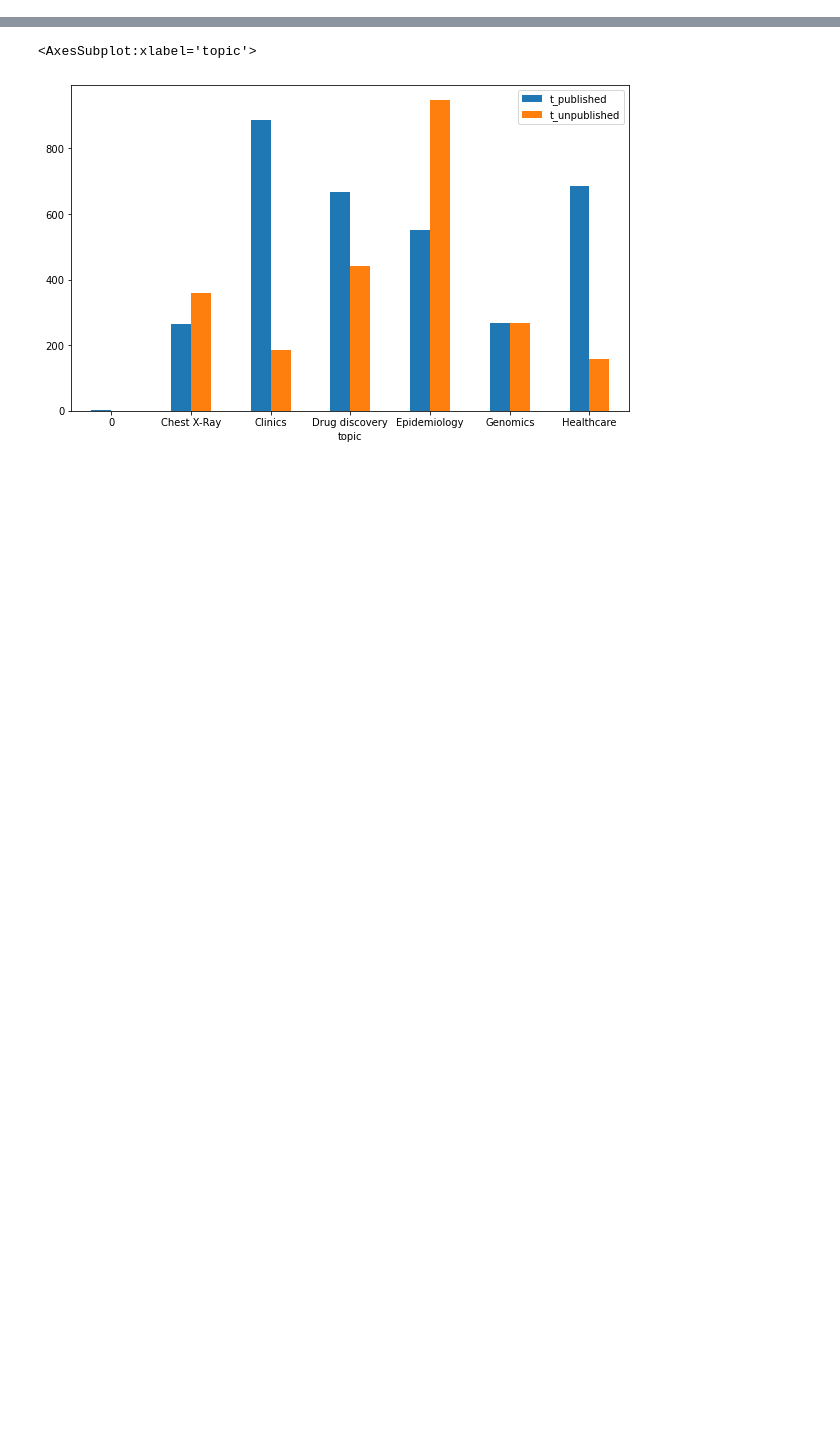
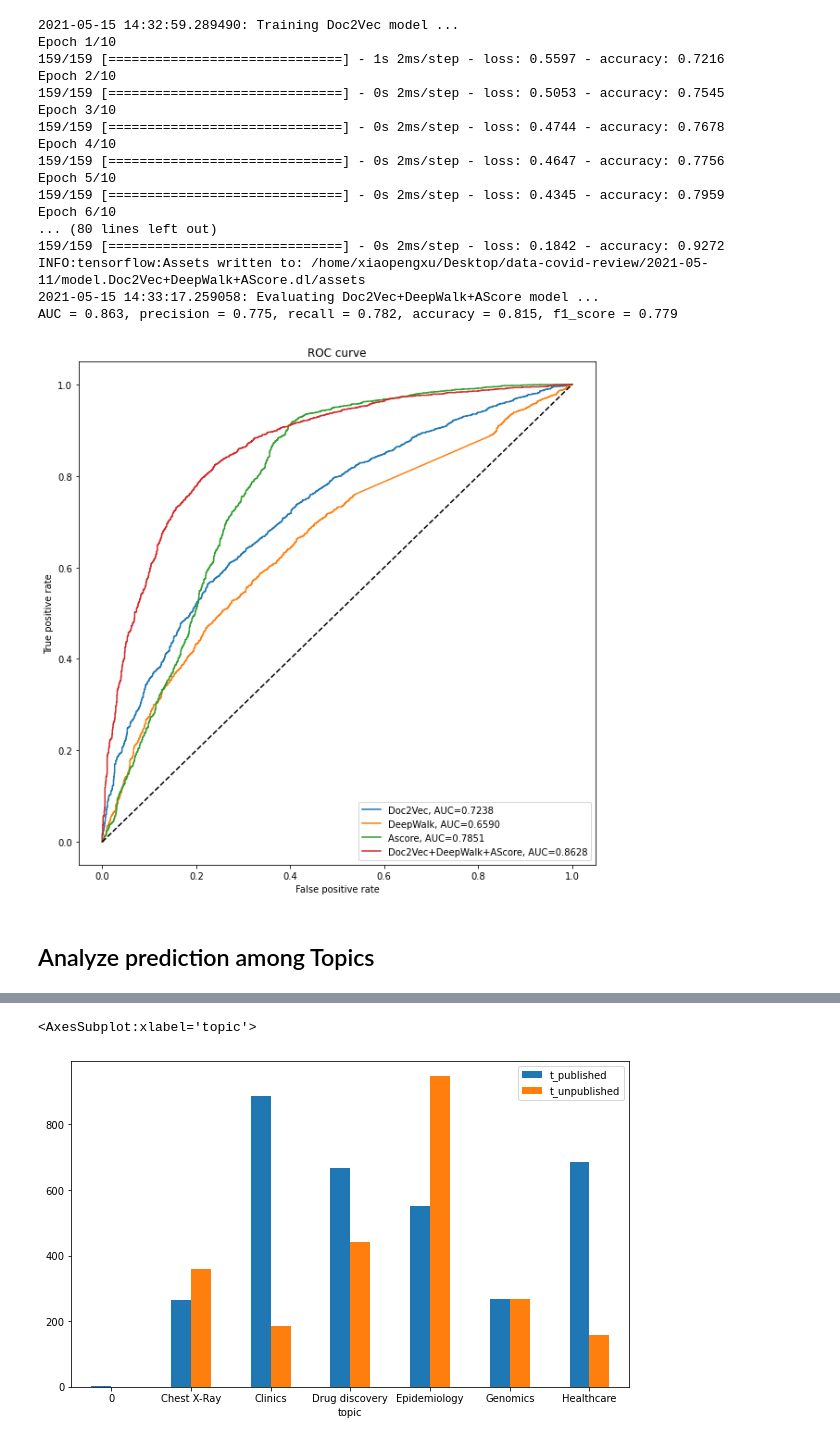
Before and after one commit to SFB-KAUST/covid-review, a Jupyter notebook: 4.Deep_Learning.ipynb, the cells around one changed output, grey strips where cells are left out. Cells and saved outputs as stored; diff of their text form; code cells hidden in the pictures; blank space fills up the shorter version.

```diff
--- a/4.Deep_Learning.ipynb
+++ b/4.Deep_Learning.ipynb
@@ -416,0 +43,3 @@ topic_sum[['p_published', 'p_unpublished']].plot.bar(rot=0)
+# %%
+y = X.is_published
+y_30d = X_30d.is_published
@@ -416,0 +111,62 @@ topic_sum[['p_published', 'p_unpublished']].plot.bar(rot=0)
+# %%
+def draw_ROC_figure(fprs, tprs, f_names, aucs, save_path):
+    plt.figure()
+    plt.rcParams['figure.figsize'] = [10, 10]
+
+    for i in range(len(f_names)):
+        plt.plot(fprs[i], tprs[i], label= f_names[i] +', AUC={:.4f}'.format(aucs[i]))
+
+    plt.plot([0, 1], [0, 1], 'k--')
+    plt.xlabel('False positive rate')
+    plt.ylabel('True positive rate')
+    plt.title('ROC curve')
+    plt.legend(loc='best')
+    fig1 = plt.gcf()
+    plt.draw()
+    fig1.savefig(save_path + "figs_dl_features_rocs.pdf")
+# %%
+def feature_comparison(X, y, save_path, epochs=10):
+
+    X_train, X_test, y_train, y_test = train_test_split(X, y, test_size=0.3, random_state=123)
+
+    em_size = 50
+    F_Doc2Vec = ['dv ' + str(i + 1) for i in range(em_size)]
+    F_DeepWalk = ['dw ' + str(i + 1) for i in range(em_size)]
+    F_ascore = ['auth.papers.score', 'auth.citations.score', 'art.citations.score', 'art.views.score', 'final.score']
+
+    f_names = ['Doc2Vec', 'DeepWalk', 'Ascore', 'Doc2Vec+DeepWalk+AScore']
+    f_combs = [F_Doc2Vec, F_DeepWalk, F_ascore,  F_Doc2Vec + F_DeepWalk + F_ascore]
+    layers = [[120, 80, 40, 20], [120, 70, 50], [100, 30, 50], [100, 30, 50]]
+
+    fprs, tprs, aucs = [], [], []
+
+    for i in range(len(f_names)):
+        fpr, tpr, auc = dl_modeling(f_names[i], save_path, X_train, X_test, y_train, y_test, f_combs[i], layers[i], epochs=epochs)
+        fprs.append(fpr)
+        tprs.append(tpr)
+        aucs.append(auc)
+
+    draw_ROC_figure(fprs, tprs, f_names, aucs, save_path)
+# %%
+feature_comparison(X, y, inoutpath, epochs=epochs)
+# %% [output]
+2021-05-15 14:32:59.289490: Training Doc2Vec model ...
+Epoch 1/10
+159/159 [==============================] - 1s 2ms/step - loss: 0.5597 - accuracy: 0.7216
+Epoch 2/10
+159/159 [==============================] - 0s 2ms/step - loss: 0.5053 - accuracy: 0.7545
+Epoch 3/10
+159/159 [==============================] - 0s 2ms/step - loss: 0.4744 - accuracy: 0.7678
+Epoch 4/10
+159/159 [==============================] - 0s 2ms/step - loss: 0.4647 - accuracy: 0.7756
+Epoch 5/10
+159/159 [==============================] - 0s 2ms/step - loss: 0.4345 - accuracy: 0.7959
+Epoch 6/10
+... (80 lines left out)
+159/159 [==============================] - 0s 2ms/step - loss: 0.1842 - accuracy: 0.9272
+INFO:tensorflow:Assets written to: /home/xiaopengxu/Desktop/data-covid-review/2021-05-11/model.Doc2Vec+DeepWalk+AScore.dl/assets
+2021-05-15 14:33:17.259058: Evaluating Doc2Vec+DeepWalk+AScore model ...
+AUC = 0.863, precision = 0.775, recall = 0.782, accuracy = 0.815, f1_score = 0.779
+[figure, added]
+# %% [markdown]
+## Analyze prediction among Topics
```
Also changed, not shown: parts of 49 cells of this notebook, 4 other files.
